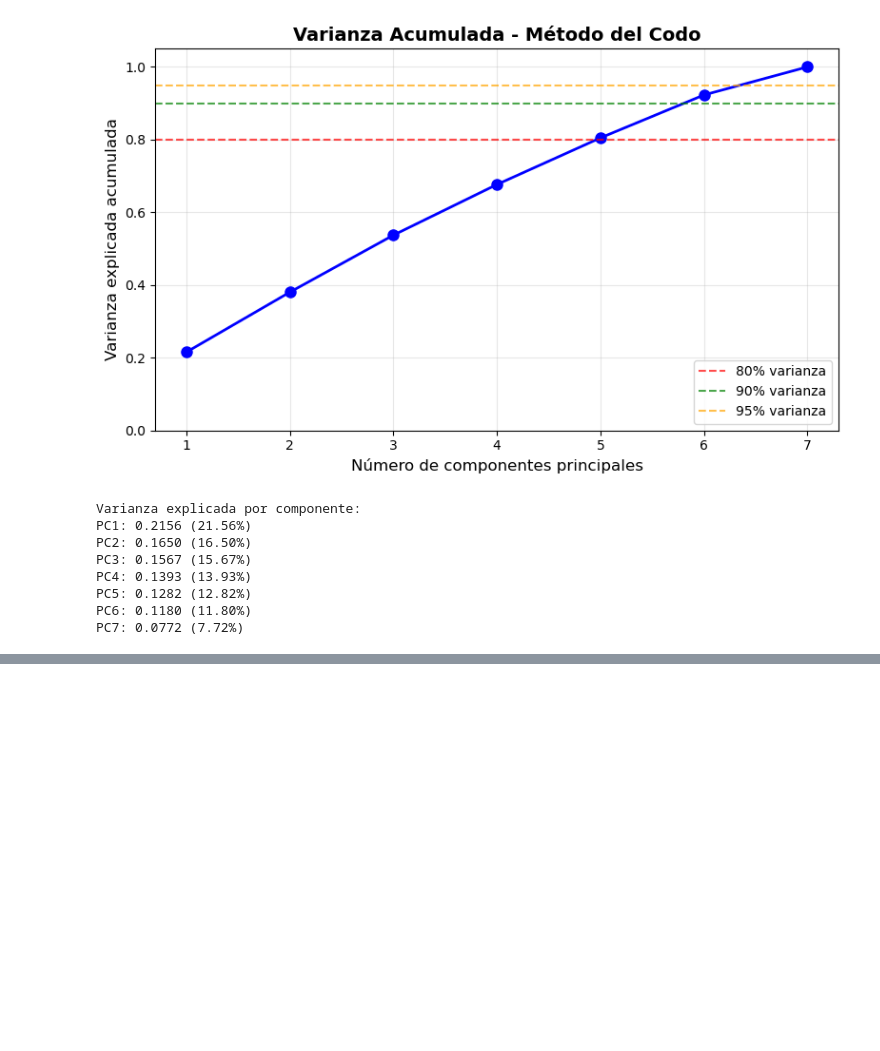
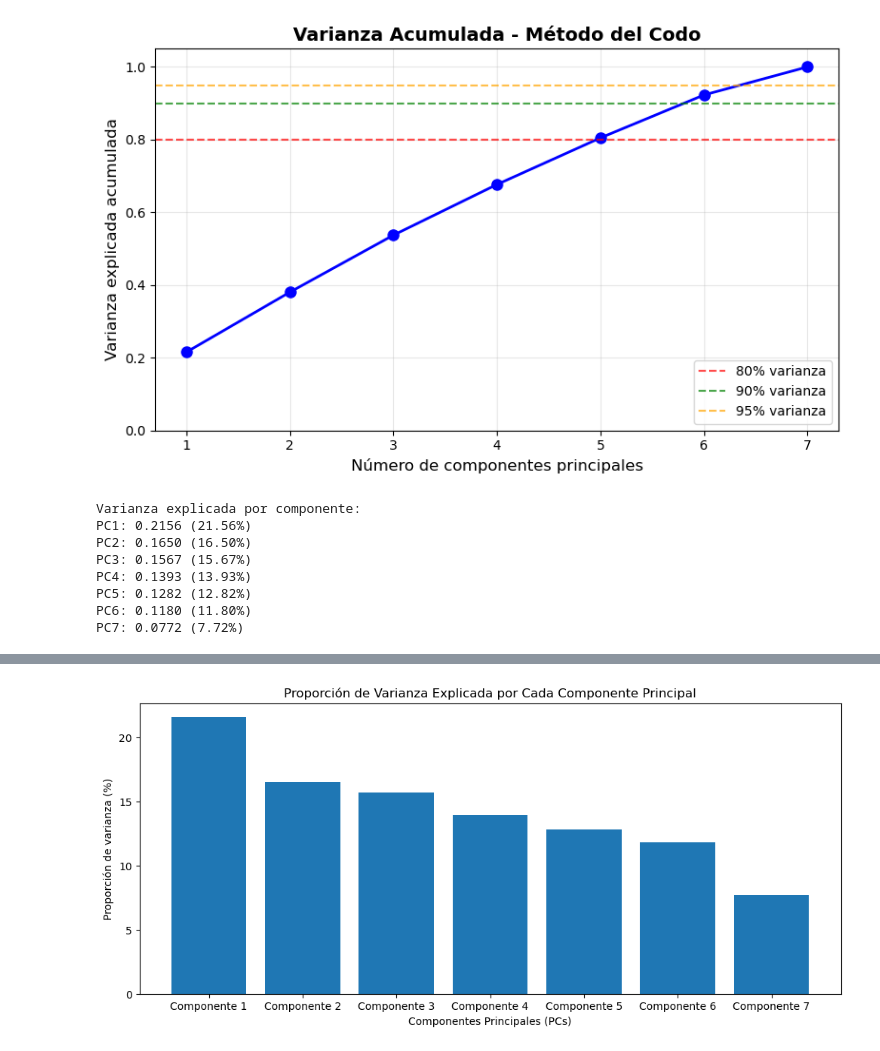
Before and after one commit to TheMaorba/DataMining, a Jupyter notebook: Tarea5/Tarea5.ipynb, the cells around one changed output, grey strips where cells are left out. Cells and saved outputs as stored; diff of their text form; code cells hidden in the pictures; blank space fills up the shorter version.

```diff
--- a/Tarea5/Tarea5.ipynb
+++ b/Tarea5/Tarea5.ipynb
@@ -134,0 +177,10 @@ Proporción de varianza explicada por cada componente: [0.21561335 0.16500204]
+# %%
+# Grafico de barra de proporcion de varianza explicada por cada componente
+plt.figure(figsize=(12,5))
+plt.bar(df_pca2.columns, pca2.explained_variance_ratio_ * 100)
+plt.ylabel("Proporción de varianza (%)")
+plt.xlabel("Componentes Principales (PCs)")
+plt.title("Proporción de Varianza Explicada por Cada Componente Principal")
+plt.show()
+# %% [output]
+[figure, added]
```
Also changed, not shown: parts of 15 cells of this notebook, 1 other file.
